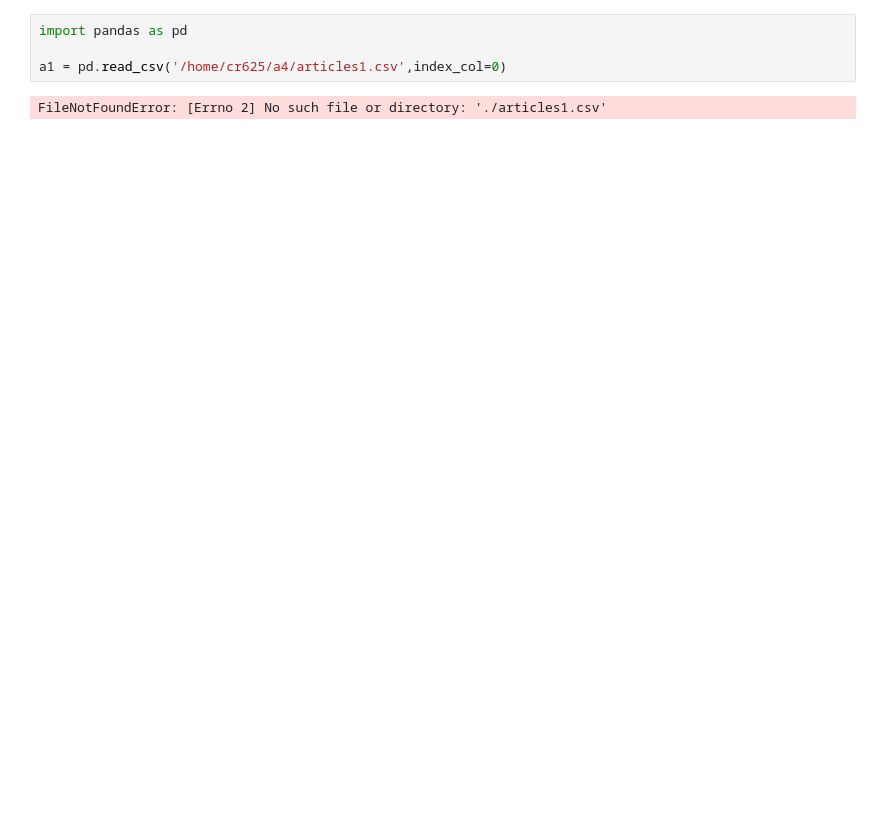
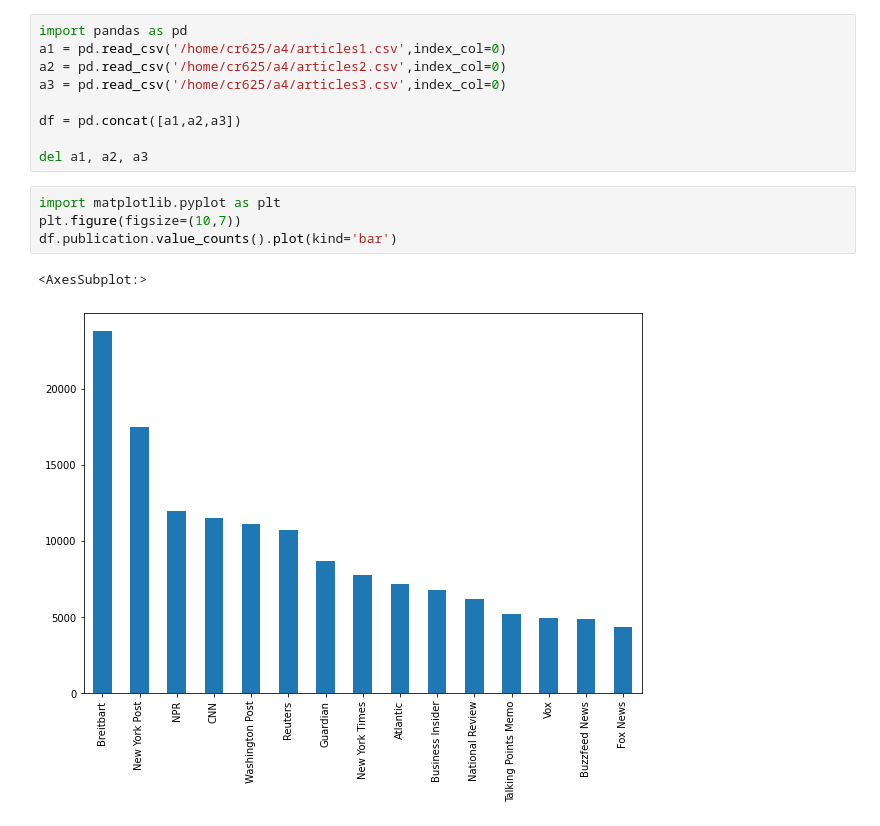
Before and after one commit to cr625/financial_news, a Jupyter notebook: articles.ipynb, the cells around one changed output. Saved outputs shown, nothing was run; the diff lists cells and outputs as text; blank space fills up the shorter version.

```diff
--- a/articles.ipynb
+++ b/articles.ipynb
@@ -1,6 +1,16 @@
 # %%
 import pandas as pd
+a1 = pd.read_csv('/home/cr625/a4/articles1.csv',index_col=0)
+a2 = pd.read_csv('/home/cr625/a4/articles2.csv',index_col=0)
+a3 = pd.read_csv('/home/cr625/a4/articles3.csv',index_col=0)
 
-a1 = pd.read_csv('/home/cr625/a4/articles1.csv',index_col=0)
+df = pd.concat([a1,a2,a3])
+
+del a1, a2, a3
-# %% [output]
-FileNotFoundError: [Errno 2] No such file or directory: './articles1.csv'
+# %%
+import matplotlib.pyplot as plt
+plt.figure(figsize=(10,7))
+df.publication.value_counts().plot(kind='bar')
+# %% [output]
+<AxesSubplot:>
+[figure, added]
```
Also changed, not shown: parts of 5 cells of this notebook.
